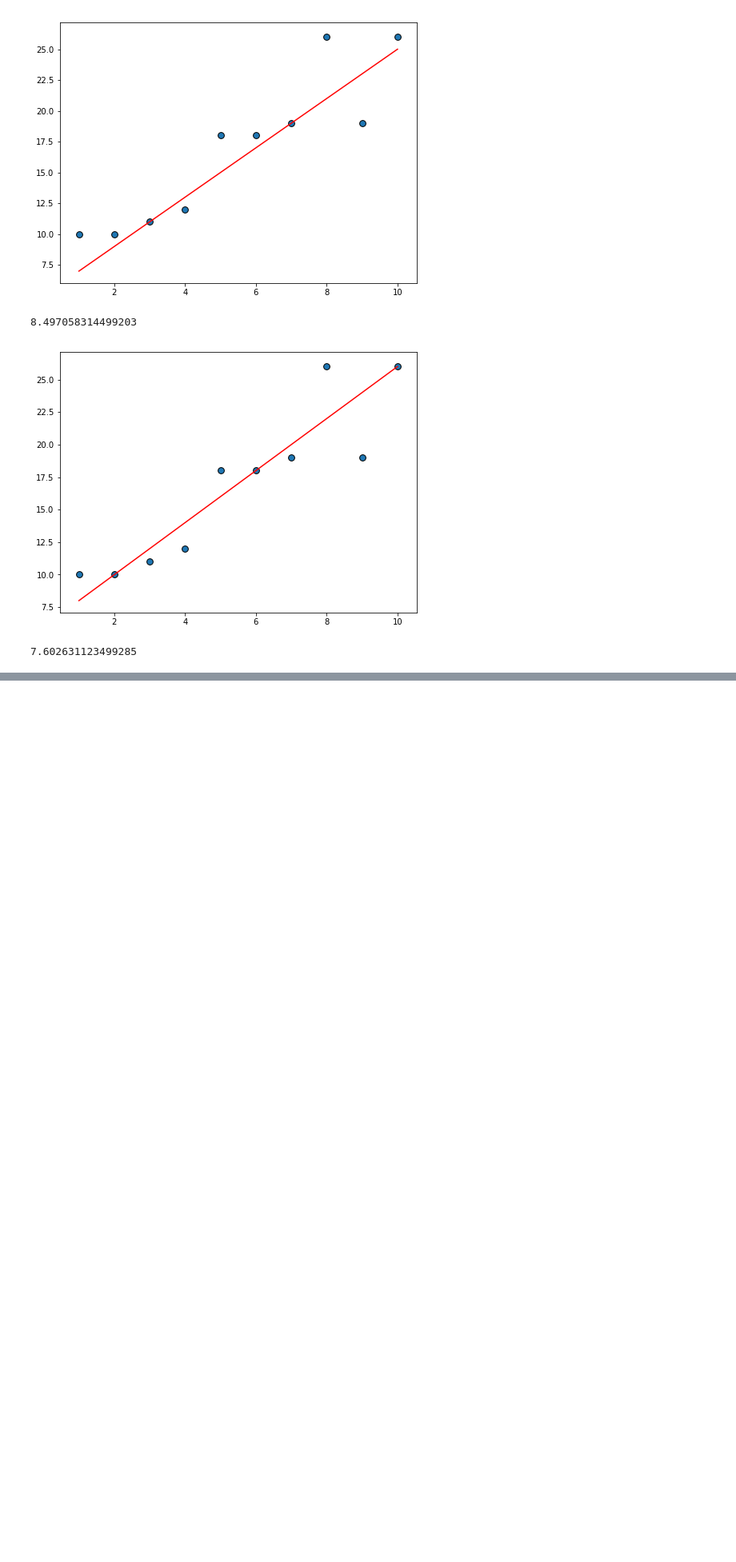
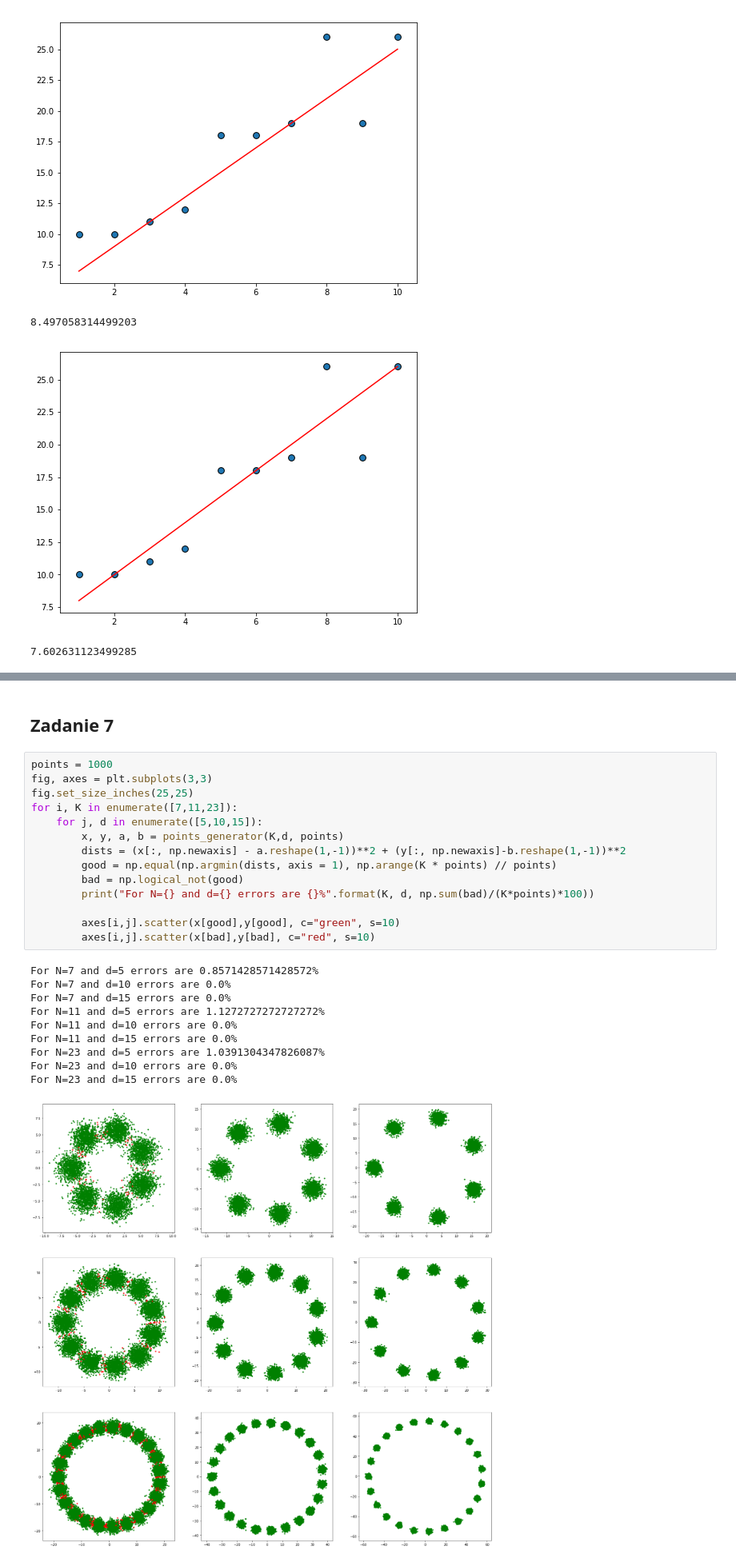
Before and after one commit to iloscnd/data-mining, a Jupyter notebook: lista1/List1.ipynb, the cells around one changed output, grey strips where cells are left out. Shown at 80% size. Cells and saved outputs as stored; diff of their text form; blank space fills up the shorter version.

```diff
--- a/lista1/List1.ipynb
+++ b/lista1/List1.ipynb
@@ -242,0 +268,27 @@ print(sum(dists))
+# %% [markdown]
+## Zadanie 7
+# %%
+points = 1000
+fig, axes = plt.subplots(3,3)
+fig.set_size_inches(25,25)
+for i, K in enumerate([7,11,23]):
+    for j, d in enumerate([5,10,15]):
+        x, y, a, b = points_generator(K,d, points)
+        dists = (x[:, np.newaxis] - a.reshape(1,-1))**2 + (y[:, np.newaxis]-b.reshape(1,-1))**2
+        good = np.equal(np.argmin(dists, axis = 1), np.arange(K * points) // points)
+        bad = np.logical_not(good)
+        print("For N={} and d={} errors are {}%".format(K, d, np.sum(bad)/(K*points)*100))
+
+        axes[i,j].scatter(x[good],y[good], c="green", s=10)
+        axes[i,j].scatter(x[bad],y[bad], c="red", s=10)
+# %% [output]
+For N=7 and d=5 errors are 0.8571428571428572%
+For N=7 and d=10 errors are 0.0%
+For N=7 and d=15 errors are 0.0%
+For N=11 and d=5 errors are 1.1272727272727272%
+For N=11 and d=10 errors are 0.0%
+For N=11 and d=15 errors are 0.0%
+For N=23 and d=5 errors are 1.0391304347826087%
+For N=23 and d=10 errors are 0.0%
+For N=23 and d=15 errors are 0.0%
+[figure, added]
```
Also changed, not shown: parts of 2 cells of this notebook.
